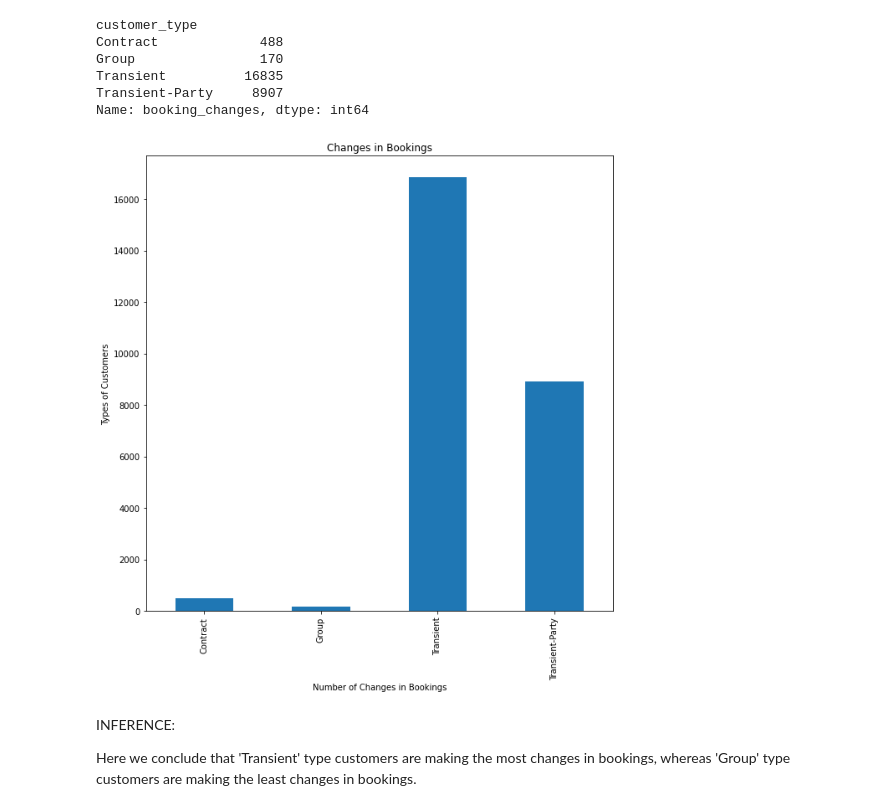
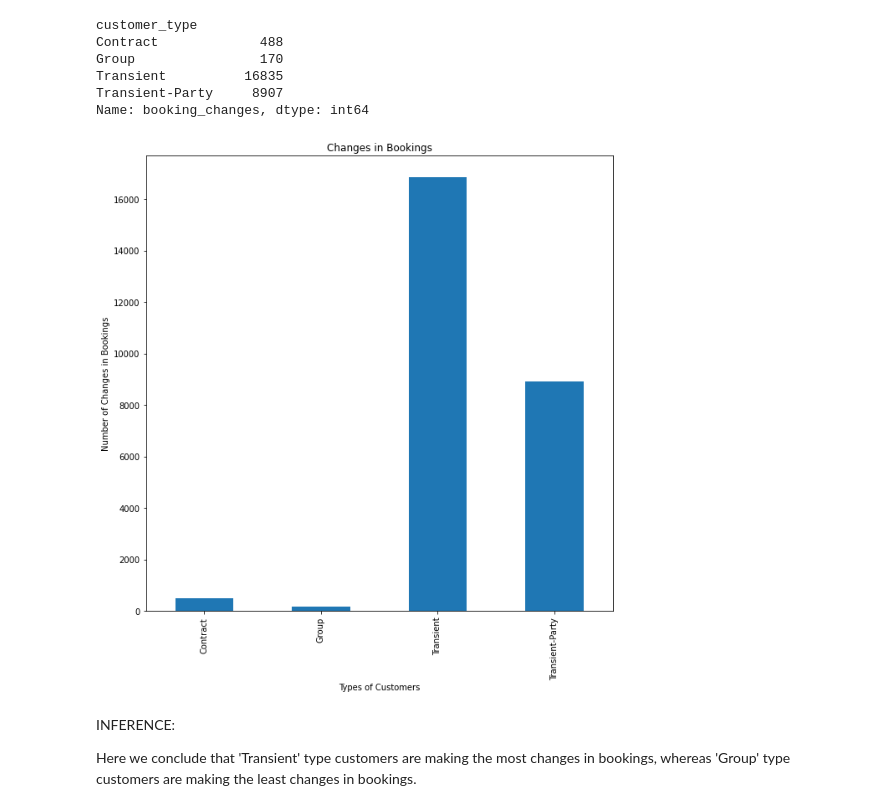
Before and after one commit to Shyam-S-Mishra/EDA-Hotel-Booking-Capstone-Project, a Jupyter notebook: Shyam_Shubham_Mishra_Hotel_Booking_Analysis_Capstone_Project.ipynb, the cells around one changed output. Drawn from its saved outputs; the diff is of its cells as text; code cells hidden in the pictures.

```diff
--- a/Shyam_Shubham_Mishra_Hotel_Booking_Analysis_Capstone_Project.ipynb
+++ b/Shyam_Shubham_Mishra_Hotel_Booking_Analysis_Capstone_Project.ipynb
@@ -220,15 +220,15 @@ Name: booking_changes, dtype: int64
 # %%
 # Creating a bar plot to visualize, which type of customers are making the most changes in bookings
 changes_in_bookings.plot(kind='bar')
 
 plt.title('Changes in Bookings')
-plt.ylabel('Types of Customers')
-plt.xlabel('Number of Changes in Bookings')
+plt.ylabel('Number of Changes in Bookings')
+plt.xlabel('Types of Customers')
 
 # Fixing the size of the plot
 plt.rcParams['figure.figsize'] = (10,10)
 # %% [output]
-[figure, old version]
+[figure, new version]
 # %% [markdown]
 INFERENCE:
 
```
Also changed, not shown: parts of 2 cells of this notebook.
